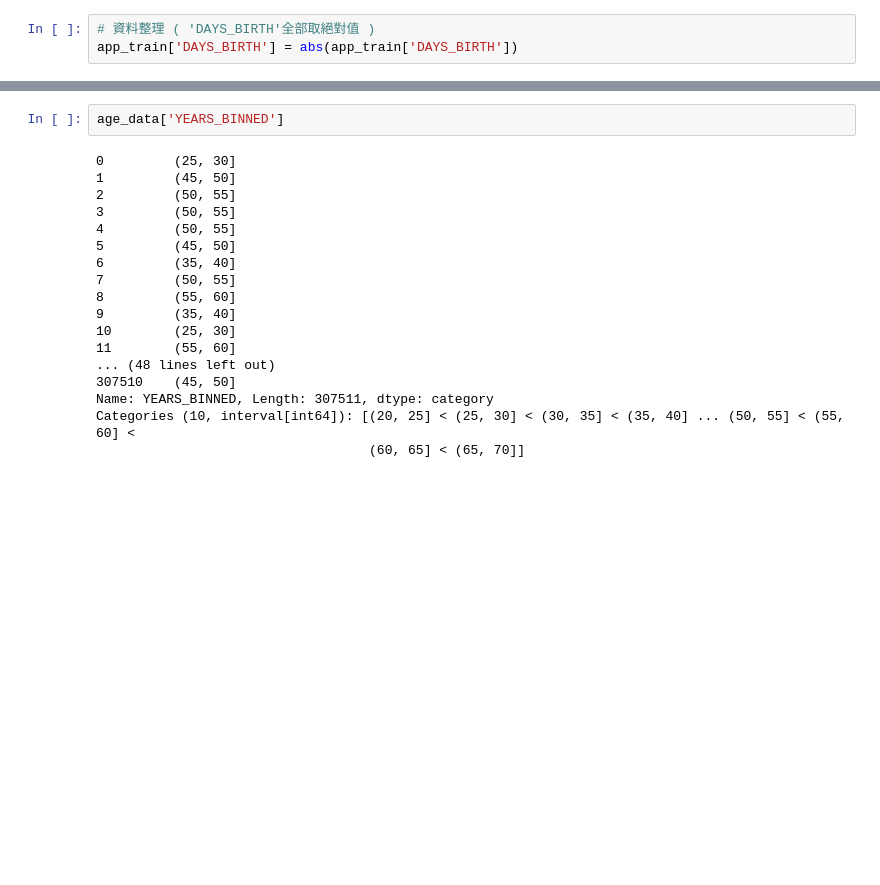
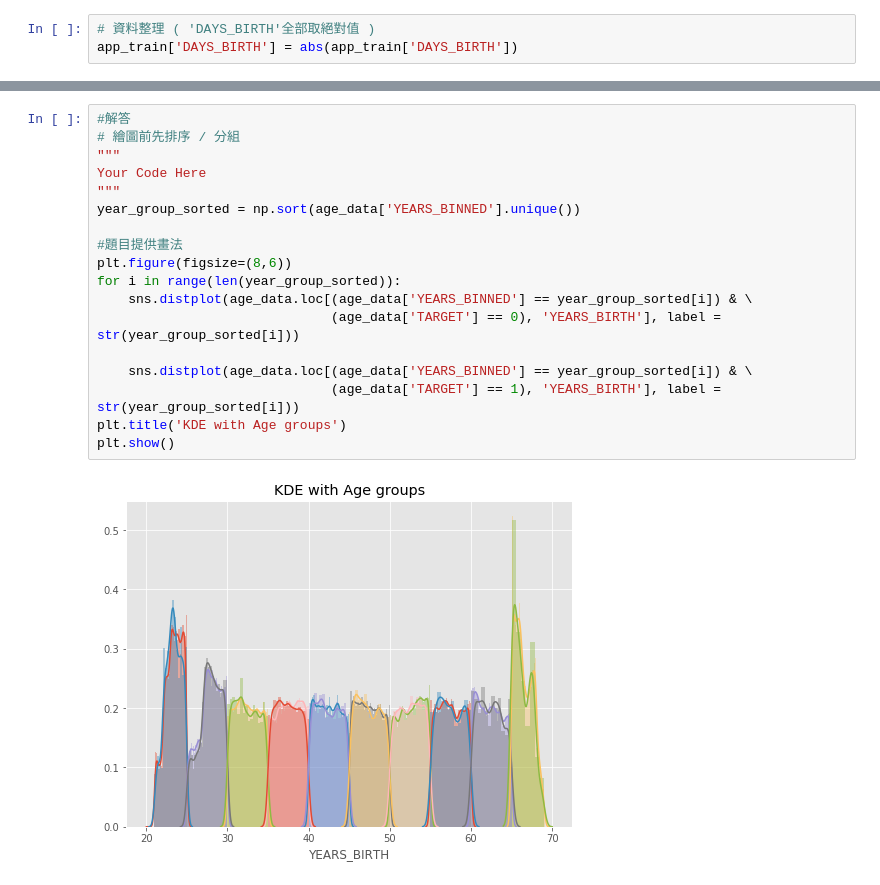
Before and after one commit to jcjcchang/2nd-ML100Days, a Jupyter notebook: homework/Day_011_HW.ipynb, the cells around one changed output, grey strips where cells are left out. Drawn from its saved outputs; the diff is of its cells as text; blank space fills up the shorter version.

```diff
--- a/homework/Day_011_HW.ipynb
+++ b/homework/Day_011_HW.ipynb
@@ -87,26 +92,26 @@ Name: YEARS_BINNED, dtype: int64
 3       0       19005    52.068493     (50, 55]
 4       0       19932    54.608219     (50, 55]
 11
-# %%
-age_data['YEARS_BINNED']
-# %% [output]
-0         (25, 30]
-1         (45, 50]
-2         (50, 55]
-3         (50, 55]
-4         (50, 55]
-5         (45, 50]
-6         (35, 40]
-7         (50, 55]
-8         (55, 60]
-9         (35, 40]
-10        (25, 30]
-11        (55, 60]
-... (48 lines left out)
-307510    (45, 50]
-Name: YEARS_BINNED, Length: 307511, dtype: category
-Categories (10, interval[int64]): [(20, 25] < (25, 30] < (30, 35] < (35, 40] ... (50, 55] < (55, 60] <
-                                   (60, 65] < (65, 70]]
+# %%
+#解答
+# 繪圖前先排序 / 分組
+"""
+Your Code Here
+"""
+year_group_sorted = np.sort(age_data['YEARS_BINNED'].unique())
+
+#題目提供畫法
+plt.figure(figsize=(8,6))
+for i in range(len(year_group_sorted)):
+    sns.distplot(age_data.loc[(age_data['YEARS_BINNED'] == year_group_sorted[i]) & \
+                              (age_data['TARGET'] == 0), 'YEARS_BIRTH'], label = str(year_group_sorted[i]))
+
+    sns.distplot(age_data.loc[(age_data['YEARS_BINNED'] == year_group_sorted[i]) & \
+                              (age_data['TARGET'] == 1), 'YEARS_BIRTH'], label = str(year_group_sorted[i]))
+plt.title('KDE with Age groups')
+plt.show()
+# %% [output]
+[figure, added]
 # %%
 # 繪圖前先排序 / 分組
 """
```
Also changed, not shown: parts of 7 cells of this notebook.
